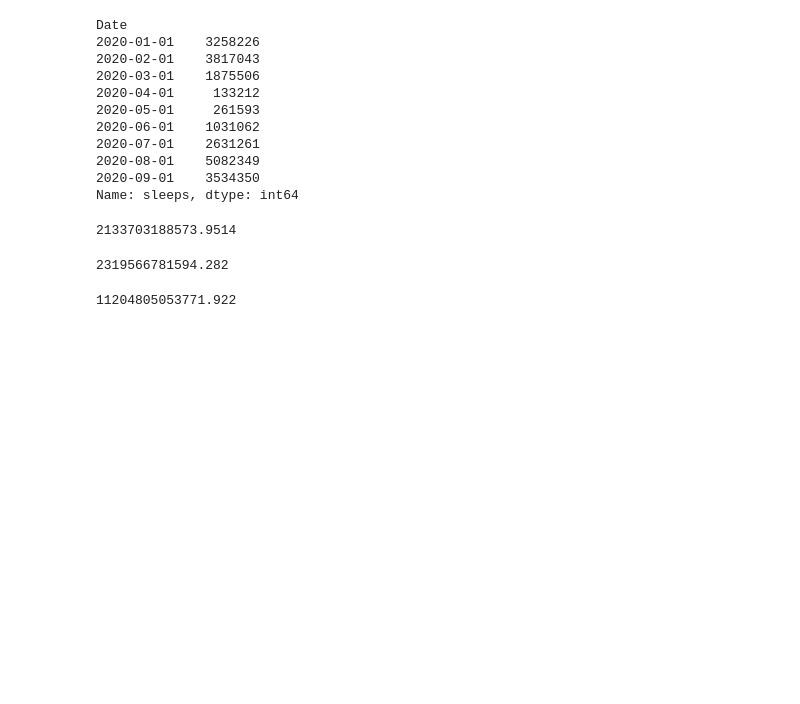
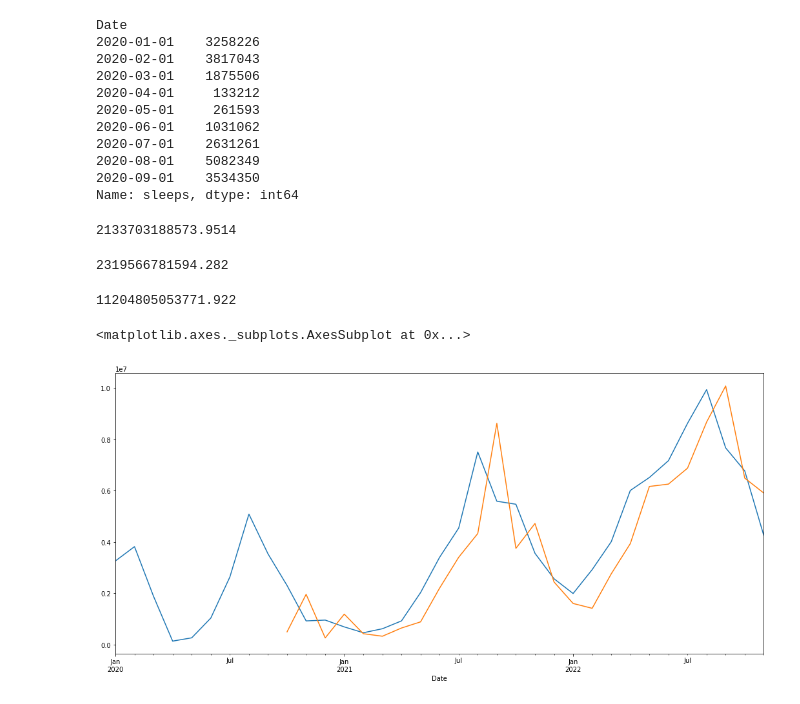
Before and after one commit to LuisaPolicarpo/Project5, a Jupyter notebook: Time_series_s_e_g.ipynb, the cells around one changed output. Saved outputs shown, nothing was run; the diff lists cells and outputs as text; code cells hidden in the pictures; blank space fills up the shorter version.

```diff
--- a/Time_series_s_e_g.ipynb
+++ b/Time_series_s_e_g.ipynb
@@ -1502,3 +1502,9 @@ mean_squared_error(evaluation_df_ar_2220['test'], evaluation_df_ar_2220['forecas
 mean_squared_error(evaluation_df_es_2220['test'], evaluation_df_es_2220['forecast']) #14
 # %% [output]
 11204805053771.922
+# %%
+df_final_2020_2022 ['sleeps'].plot()
+evaluation_df_sa_2022.set_index(test_set.index)['forecast'].plot()
+# %% [output]
+<matplotlib.axes._subplots.AxesSubplot at 0x...>
+[figure, added]
```
